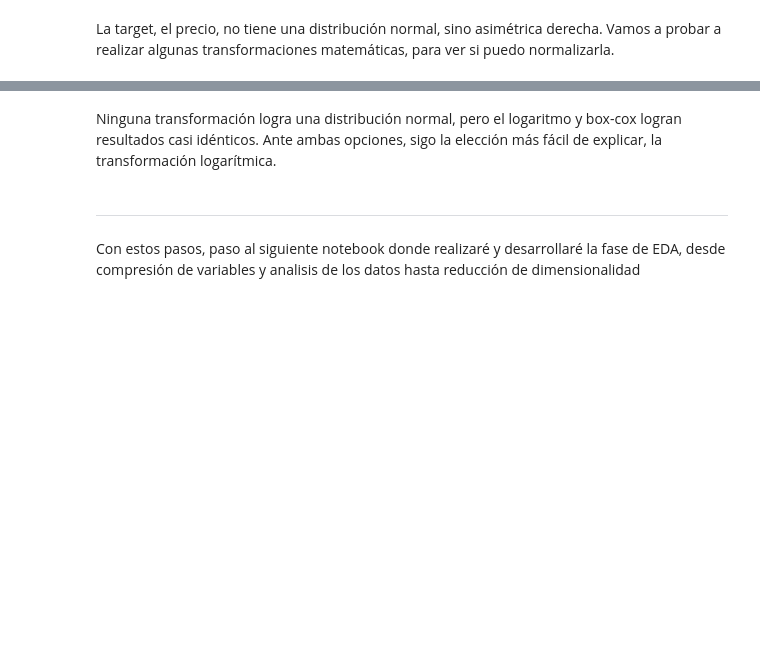
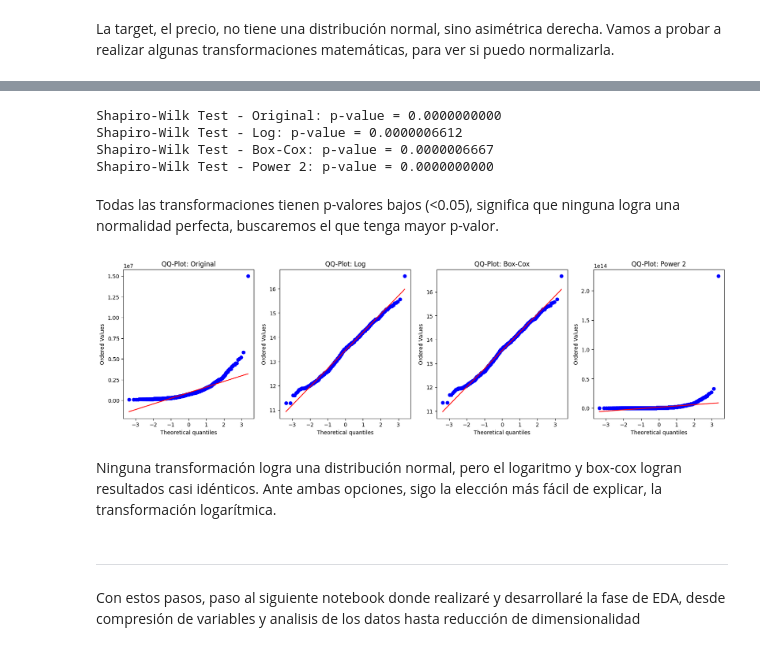
Before and after one commit to angelgvill/DS_ML_Machine_Learning_viviendaMadrid, a Jupyter notebook: notebooks/01_Datos_primera_exploracion.ipynb, the cells around one changed output, grey strips where cells are left out. Drawn from its saved outputs; the diff is of its cells as text; code cells hidden in the pictures; blank space fills up the shorter version.

```diff
--- a/notebooks/01_Datos_primera_exploracion.ipynb
+++ b/notebooks/01_Datos_primera_exploracion.ipynb
@@ -261,29 +297,39 @@ shapiro_boxcox = stats.shapiro(stats.boxcox(df_target)[0])
 shapiro_power2 = stats.shapiro(np.power(df_target, 2))
 
 # Imprimir resultados
-print(f"Shapiro-Wilk Test - Original: p-value = {shapiro_original.pvalue:.6f}")
-print(f"Shapiro-Wilk Test - Log: p-value = {shapiro_log.pvalue:.6f}")
-print(f"Shapiro-Wilk Test - Box-Cox: p-value = {shapiro_boxcox.pvalue:.6f}")
-print(f"Shapiro-Wilk Test - Power 2: p-value = {shapiro_power2.pvalue:.6f}")
+print(f"Shapiro-Wilk Test - Original: p-value = {shapiro_original.pvalue:.10f}")
+print(f"Shapiro-Wilk Test - Log: p-value = {shapiro_log.pvalue:.10f}")
+print(f"Shapiro-Wilk Test - Box-Cox: p-value = {shapiro_boxcox.pvalue:.10f}")
+print(f"Shapiro-Wilk Test - Power 2: p-value = {shapiro_power2.pvalue:.10f}")
+# %% [output]
+Shapiro-Wilk Test - Original: p-value = 0.0000000000
+Shapiro-Wilk Test - Log: p-value = 0.0000006612
+Shapiro-Wilk Test - Box-Cox: p-value = 0.0000006667
+Shapiro-Wilk Test - Power 2: p-value = 0.0000000000
+# %% [markdown]
+Todas las transformaciones tienen p-valores bajos (<0.05), significa que ninguna logra una normalidad perfecta, buscaremos el que tenga mayor p-valor.
 # %%
 # Grafica Q-Q plot de cada una de las transformaciones
+fig, axes = plt.subplots(1, 4, figsize=(20, 5))
 #  Original
 stats.probplot(df_target, dist="norm", plot=axes[0])
 axes[0].set_title("QQ-Plot: Original")
 
 # Log
 stats.probplot(np.log(df_target), dist="norm", plot=axes[1])
 axes[1].set_title("QQ-Plot: Log")
 
 # Box-Cox
 stats.probplot(stats.boxcox(df_target)[0], dist="norm", plot=axes[2])
 axes[2].set_title("QQ-Plot: Box-Cox")
 
 # Power 2
 stats.probplot(np.power(df_target, 2), dist="norm", plot=axes[3])
 axes[3].set_title("QQ-Plot: Power 2")
 
 plt.show()
+# %% [output]
+[figure, added]
 # %% [markdown]
 Ninguna transformación logra una distribución normal, pero el logaritmo y box-cox logran resultados casi idénticos. Ante ambas opciones, sigo la elección más fácil de explicar, la transformación logarítmica.
 # %% [markdown]
```
Also changed, not shown: parts of 16 cells of this notebook, 2 other files.
